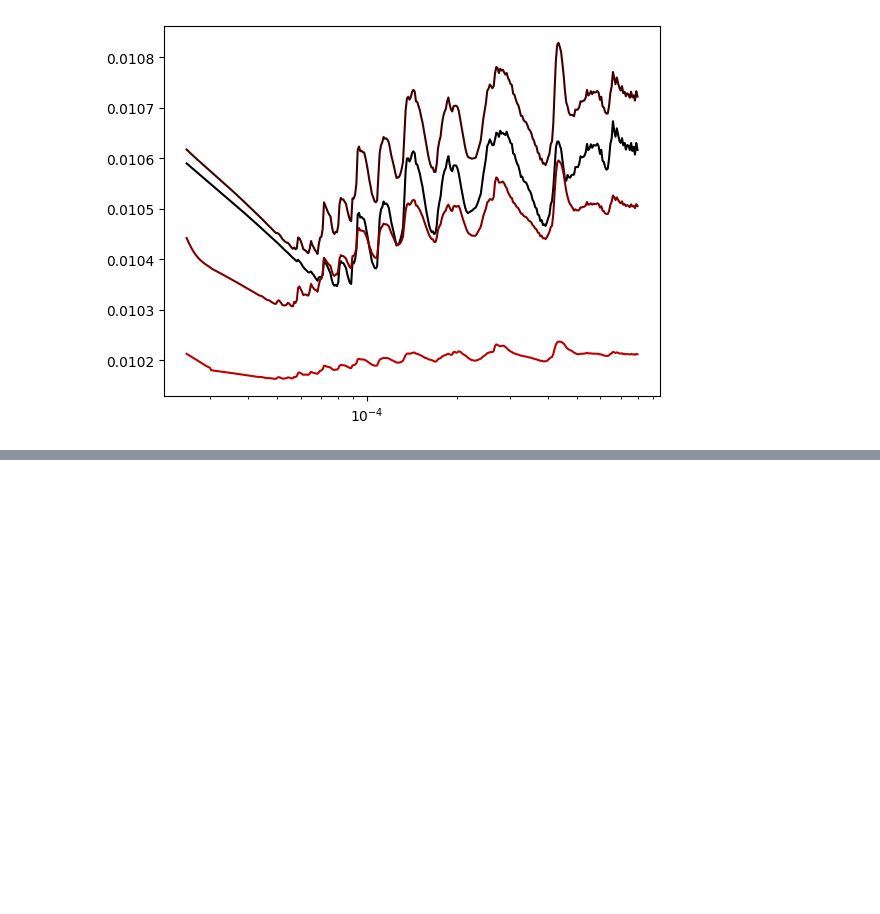
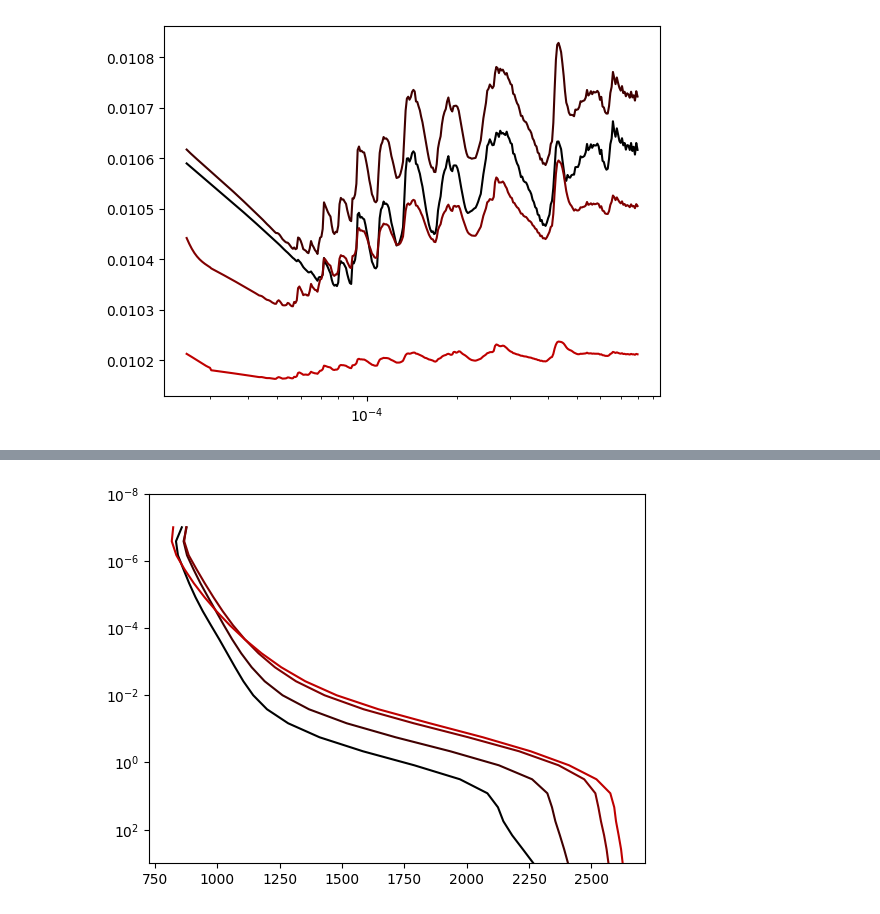
Before and after one commit to michielmin/ARCiS, a Jupyter notebook: python/ARCiS_notebook.ipynb, the cells around one changed output, grey strips where cells are left out. Cells and saved outputs as stored; diff of their text form; code cells hidden in the pictures; blank space fills up the shorter version.

```diff
--- a/python/ARCiS_notebook.ipynb
+++ b/python/ARCiS_notebook.ipynb
@@ -83,10 +68,11 @@ for i in range(0,4):
 # %%
-pyARCiS.pysetkeyword('computeT','.true.')
 for i in range(0,4):
     Z=float(i)
     pyARCiS.pysetvalue('metallicity',Z)
     pyARCiS.pycomputemodel()
     pyARCiS.pygetpt(P,T)
     plt.plot(T,P, color=(i/4,0,0),zorder=200)
     plt.ylim(1000,1e-8)
     plt.yscale('log')
+# %% [output]
+[figure, added]
```
Also changed, not shown: parts of 4 cells of this notebook, 2 other files.
